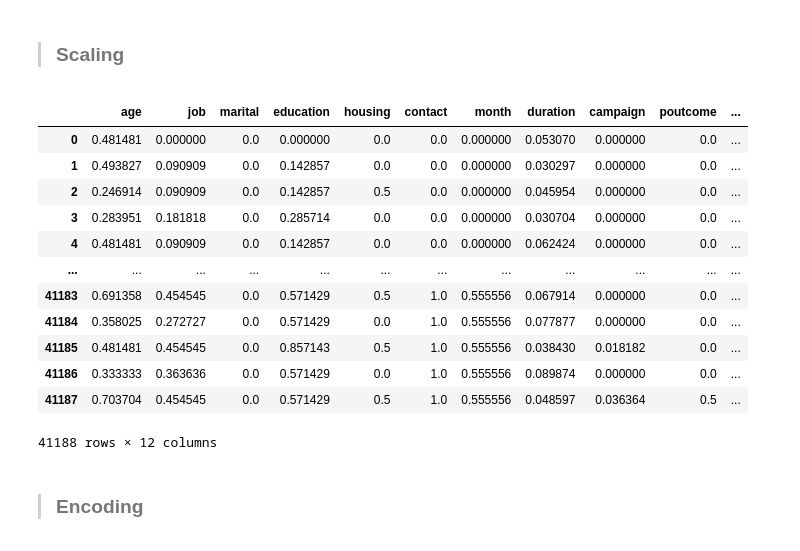
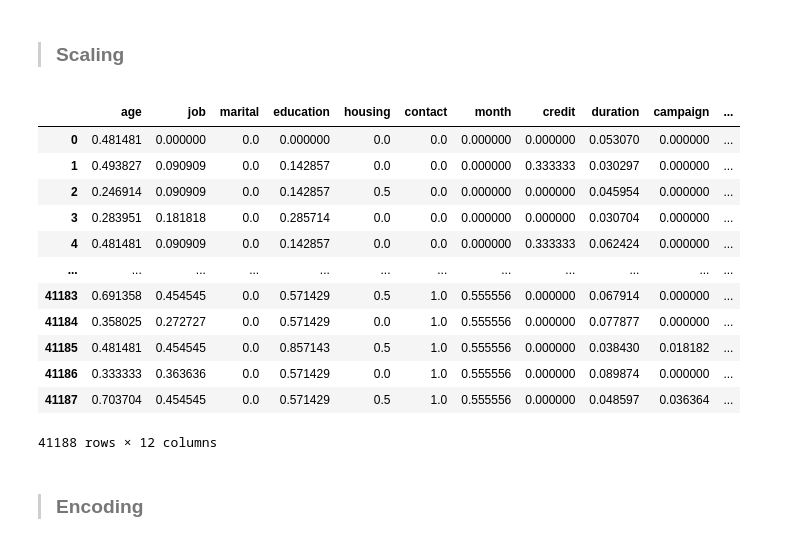
Before and after one commit to 4GeeksAcademy/sarayruiz---Machine-Learning, a Jupyter notebook: src/01-logistic-regression.ipynb, the cells around one changed output. Saved outputs shown, nothing was run; the diff lists cells and outputs as text; code cells hidden in the pictures.

```diff
--- a/src/01-logistic-regression.ipynb
+++ b/src/01-logistic-regression.ipynb
@@ -393,5 +393,9 @@ df_facto.head()
 | 4 | 56 | 1 | 0 | 1 | 0 | 0 | 0 | 307 | 1 | 0 | ... |
 # %% [markdown]
 ## Split
+# %%
+#Elimino las mismas columnas que del df factorizado
+df_inicio.drop(['day_of_week','pdays', 'previous', 'cons.price.idx', 'cons.conf.idx', 'euribor3m',
+               'nr.employed', 'emp.var.rate'], axis=1, inplace=True)
 # %%
 # Dividimos el conjunto de datos en muestras de train y test
@@ -459,27 +463,28 @@ Name: y, Length: 32950, dtype: int64
 # %%
 min_max_scaler = MinMaxScaler()  # Instancia de: from sklearn.preprocessing import MinMaxScaler
 
-num_variables = ['age', 'job', 'marital', 'education', 'housing', 'contact', 'month',
-                'duration', 'campaign', 'poutcome', 'credit','y']
+num_variables = ['age', 'job', 'marital', 'education','housing', 'contact', 'month', 'credit',
+                'duration', 'campaign', 'poutcome','y']
+
 min_max_features = min_max_scaler.fit_transform(df_facto[num_variables])
 
 df_min_max = pd.DataFrame(min_max_features,
-                          index=df_facto.index,
+                          index=df_inicio.index,
                           columns=num_variables)
 df_min_max
 # %% [output]
-|  | age | job | marital | education | housing | contact | month | duration | campaign | poutcome | ... |
-| 0 | 0.481481 | 0.000000 | 0.0 | 0.000000 | 0.0 | 0.0 | 0.000000 | 0.053070 | 0.000000 | 0.0 | ... |
-| 1 | 0.493827 | 0.090909 | 0.0 | 0.142857 | 0.0 | 0.0 | 0.000000 | 0.030297 | 0.000000 | 0.0 | ... |
-| 2 | 0.246914 | 0.090909 | 0.0 | 0.142857 | 0.5 | 0.0 | 0.000000 | 0.045954 | 0.000000 | 0.0 | ... |
-| 3 | 0.283951 | 0.181818 | 0.0 | 0.285714 | 0.0 | 0.0 | 0.000000 | 0.030704 | 0.000000 | 0.0 | ... |
-| 4 | 0.481481 | 0.090909 | 0.0 | 0.142857 | 0.0 | 0.0 | 0.000000 | 0.062424 | 0.000000 | 0.0 | ... |
+|  | age | job | marital | education | housing | contact | month | credit | duration | campaign | ... |
+| 0 | 0.481481 | 0.000000 | 0.0 | 0.000000 | 0.0 | 0.0 | 0.000000 | 0.000000 | 0.053070 | 0.000000 | ... |
+| 1 | 0.493827 | 0.090909 | 0.0 | 0.142857 | 0.0 | 0.0 | 0.000000 | 0.333333 | 0.030297 | 0.000000 | ... |
+| 2 | 0.246914 | 0.090909 | 0.0 | 0.142857 | 0.5 | 0.0 | 0.000000 | 0.000000 | 0.045954 | 0.000000 | ... |
+| 3 | 0.283951 | 0.181818 | 0.0 | 0.285714 | 0.0 | 0.0 | 0.000000 | 0.000000 | 0.030704 | 0.000000 | ... |
+| 4 | 0.481481 | 0.090909 | 0.0 | 0.142857 | 0.0 | 0.0 | 0.000000 | 0.333333 | 0.062424 | 0.000000 | ... |
 | ... | ... | ... | ... | ... | ... | ... | ... | ... | ... | ... | ... |
-| 41183 | 0.691358 | 0.454545 | 0.0 | 0.571429 | 0.5 | 1.0 | 0.555556 | 0.067914 | 0.000000 | 0.0 | ... |
-| 41184 | 0.358025 | 0.272727 | 0.0 | 0.571429 | 0.0 | 1.0 | 0.555556 | 0.077877 | 0.000000 | 0.0 | ... |
-| 41185 | 0.481481 | 0.454545 | 0.0 | 0.857143 | 0.5 | 1.0 | 0.555556 | 0.038430 | 0.018182 | 0.0 | ... |
-| 41186 | 0.333333 | 0.363636 | 0.0 | 0.571429 | 0.0 | 1.0 | 0.555556 | 0.089874 | 0.000000 | 0.0 | ... |
-| 41187 | 0.703704 | 0.454545 | 0.0 | 0.571429 | 0.5 | 1.0 | 0.555556 | 0.048597 | 0.036364 | 0.5 | ... |
+| 41183 | 0.691358 | 0.454545 | 0.0 | 0.571429 | 0.5 | 1.0 | 0.555556 | 0.000000 | 0.067914 | 0.000000 | ... |
+| 41184 | 0.358025 | 0.272727 | 0.0 | 0.571429 | 0.0 | 1.0 | 0.555556 | 0.000000 | 0.077877 | 0.000000 | ... |
+| 41185 | 0.481481 | 0.454545 | 0.0 | 0.857143 | 0.5 | 1.0 | 0.555556 | 0.000000 | 0.038430 | 0.018182 | ... |
+| 41186 | 0.333333 | 0.363636 | 0.0 | 0.571429 | 0.0 | 1.0 | 0.555556 | 0.000000 | 0.089874 | 0.000000 | ... |
+| 41187 | 0.703704 | 0.454545 | 0.0 | 0.571429 | 0.5 | 1.0 | 0.555556 | 0.000000 | 0.048597 | 0.036364 | ... |
 41188 rows × 12 columns
 # %% [markdown]
 >### Encoding
```
Also changed, not shown: parts of 10 cells of this notebook.
